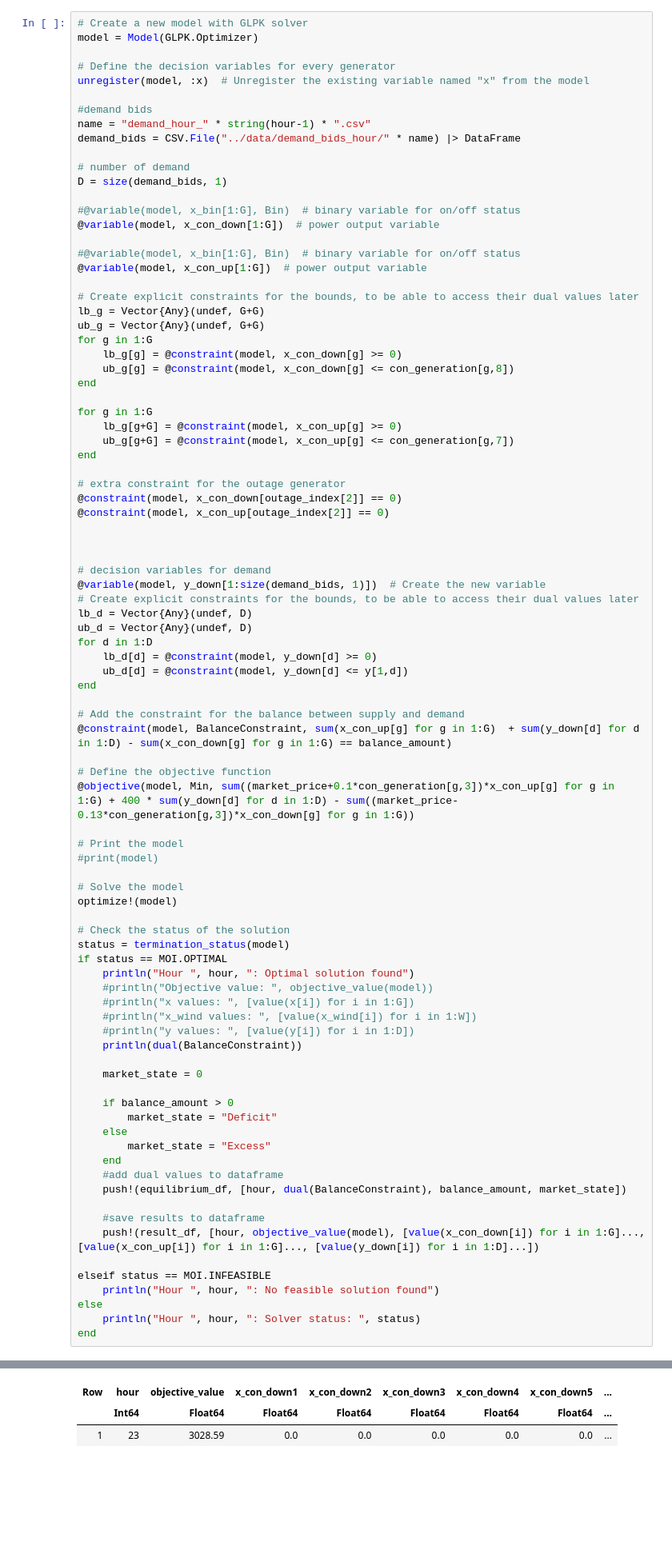
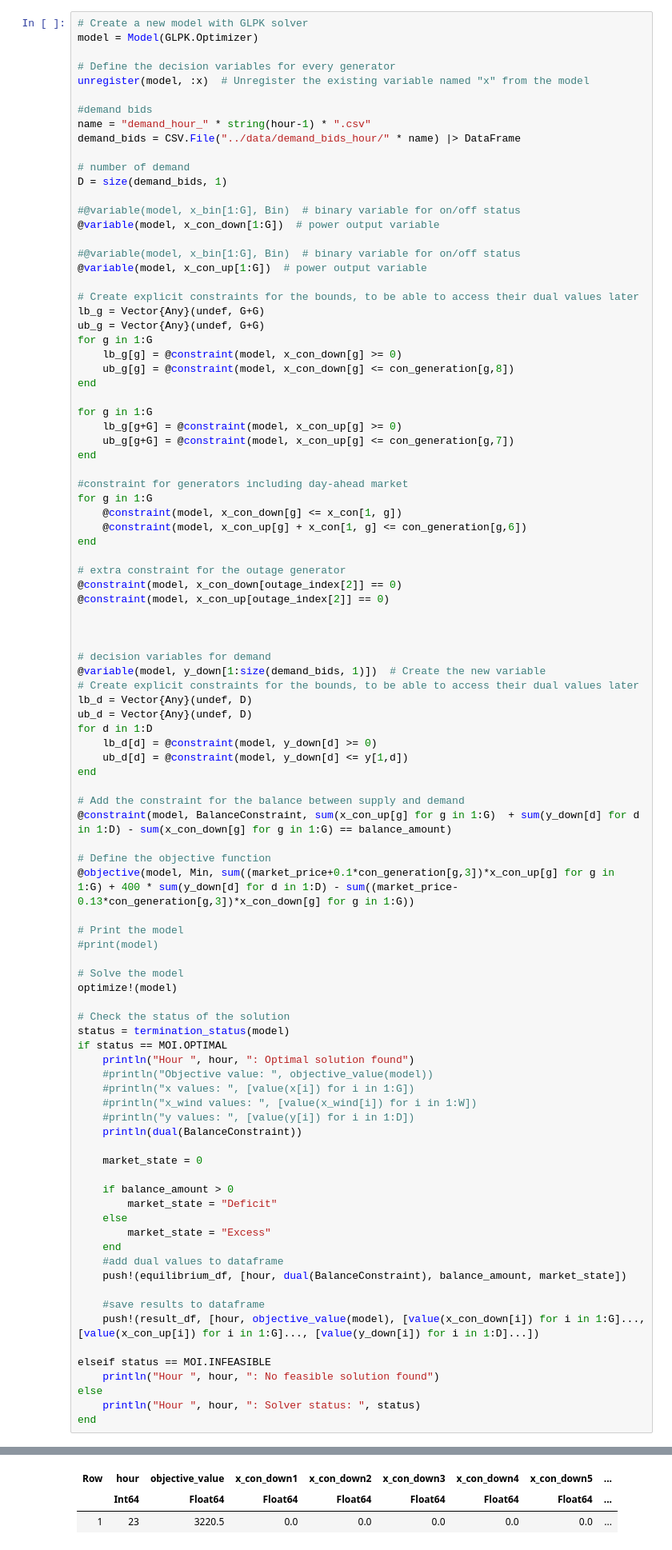
Before and after one commit to Max-f123/Renewables_in_Electricity_Markets, a Jupyter notebook: Task5/model5.ipynb, the cells around one changed output, grey strips where cells are left out. Shown: that part at 80% size. Cells and saved outputs as stored; diff of their text form; blank space fills up the shorter version.

```diff
--- a/Task5/model5.ipynb
+++ b/Task5/model5.ipynb
@@ -169,6 +170,12 @@ end
 for g in 1:G
     lb_g[g+G] = @constraint(model, x_con_up[g] >= 0)
     ub_g[g+G] = @constraint(model, x_con_up[g] <= con_generation[g,7])
+end
+
+#constraint for generators including day-ahead market
+for g in 1:G
+    @constraint(model, x_con_down[g] <= x_con[1, g])
+    @constraint(model, x_con_up[g] + x_con[1, g] <= con_generation[g,6])
 end
 
 # extra constraint for the outage generator
@@ -233,6 +240,6 @@ Hour 23: Optimal solution found
 1×43 DataFrame
 | Row | hour | objective_value | x_con_down1 | x_con_down2 | x_con_down3 | x_con_down4 | x_con_down5 | ... |
 |  | Int64 | Float64 | Float64 | Float64 | Float64 | Float64 | Float64 | ... |
-| 1 | 23 | 3028.59 | 0.0 | 0.0 | 0.0 | 0.0 | 0.0 | ... |
+| 1 | 23 | 3220.5 | 0.0 | 0.0 | 0.0 | 0.0 | 0.0 | ... |
 # %%
 print(market_price)
```
Also changed, not shown: parts of 9 cells of this notebook, 5 other files.
